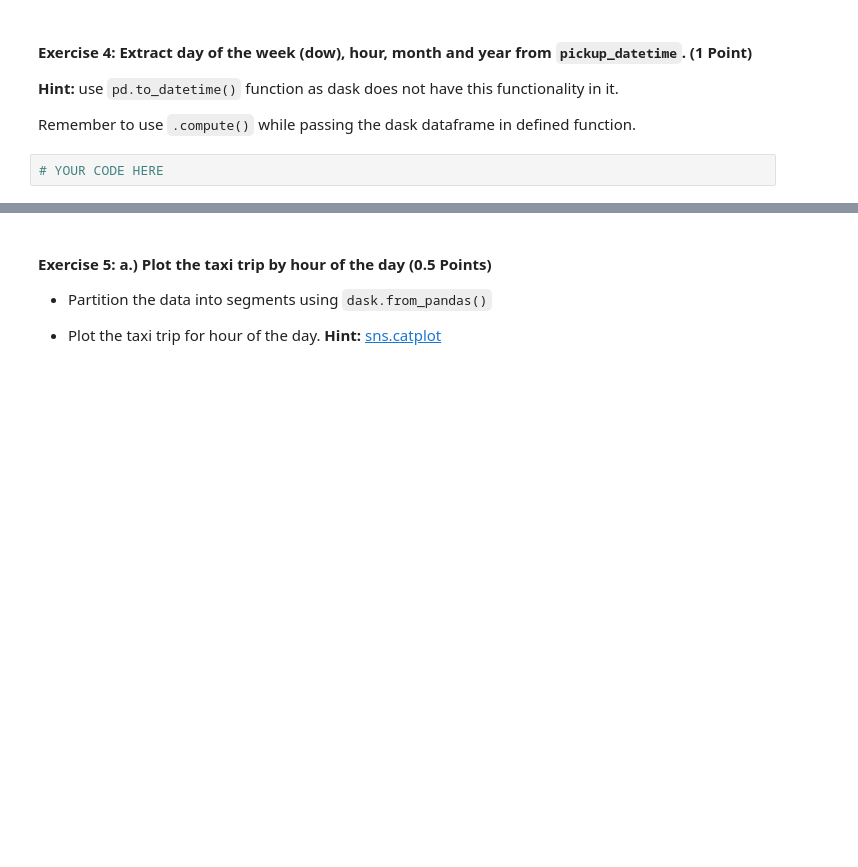
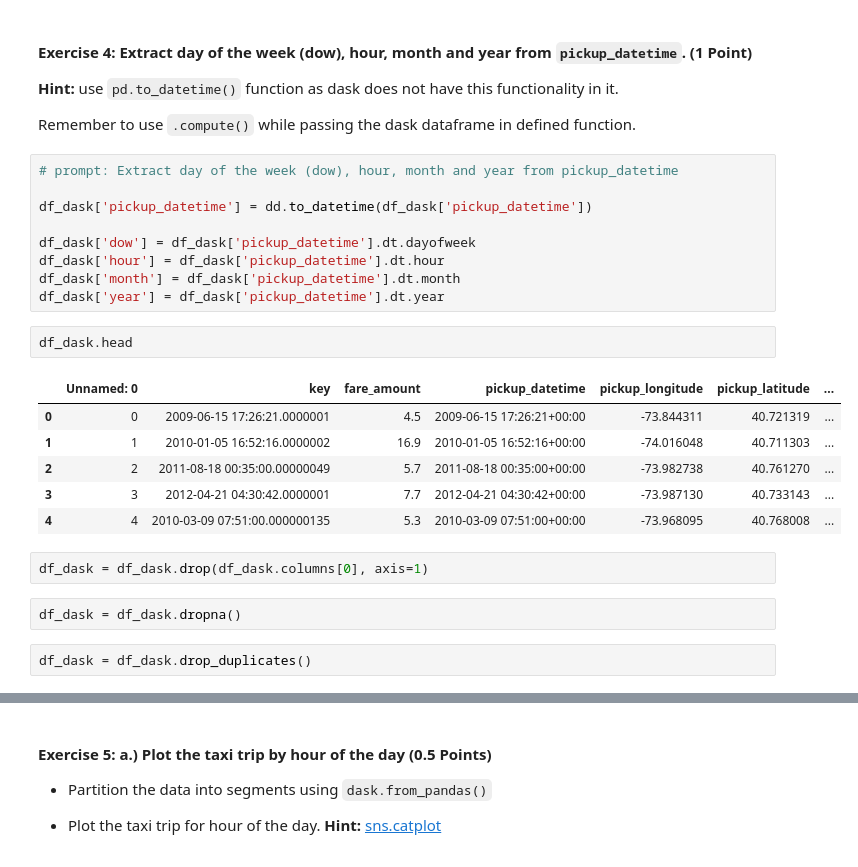
Before and after one commit to Vivek-Sajjan/Video_Classification, a Jupyter notebook: M5_NB_MiniProject_02_Fare_Amount_Prediction_Using_Dask.ipynb, the cells around one changed output, grey strips where cells are left out. Saved outputs shown, nothing was run; the diff lists cells and outputs as text; blank space fills up the shorter version.

```diff
--- a/M5_NB_MiniProject_02_Fare_Amount_Prediction_Using_Dask.ipynb
+++ b/M5_NB_MiniProject_02_Fare_Amount_Prediction_Using_Dask.ipynb
@@ -299,5 +287,27 @@ Total cores utilized: 2
 **Hint:** use `pd.to_datetime()` function as dask does not have this functionality in it.
 
 Remember to use `.compute()` while passing the dask dataframe in defined function.
-# %%
-# YOUR CODE HERE
+# %%
+# prompt: Extract day of the week (dow), hour, month and year from pickup_datetime
+
+df_dask['pickup_datetime'] = dd.to_datetime(df_dask['pickup_datetime'])
+
+df_dask['dow'] = df_dask['pickup_datetime'].dt.dayofweek
+df_dask['hour'] = df_dask['pickup_datetime'].dt.hour
+df_dask['month'] = df_dask['pickup_datetime'].dt.month
+df_dask['year'] = df_dask['pickup_datetime'].dt.year
+# %%
+df_dask.head
+# %% [output]
+|  | Unnamed: 0 | key | fare_amount | pickup_datetime | pickup_longitude | pickup_latitude | ... |
+| 0 | 0 | 2009-06-15 17:26:21.0000001 | 4.5 | 2009-06-15 17:26:21+00:00 | -73.844311 | 40.721319 | ... |
+| 1 | 1 | 2010-01-05 16:52:16.0000002 | 16.9 | 2010-01-05 16:52:16+00:00 | -74.016048 | 40.711303 | ... |
+| 2 | 2 | 2011-08-18 00:35:00.00000049 | 5.7 | 2011-08-18 00:35:00+00:00 | -73.982738 | 40.761270 | ... |
+| 3 | 3 | 2012-04-21 04:30:42.0000001 | 7.7 | 2012-04-21 04:30:42+00:00 | -73.987130 | 40.733143 | ... |
+| 4 | 4 | 2010-03-09 07:51:00.000000135 | 5.3 | 2010-03-09 07:51:00+00:00 | -73.968095 | 40.768008 | ... |
+# %%
+df_dask = df_dask.drop(df_dask.columns[0], axis=1)
+# %%
+df_dask = df_dask.dropna()
+# %%
+df_dask = df_dask.drop_duplicates()
```
Also changed, not shown: parts of 9 cells of this notebook.
